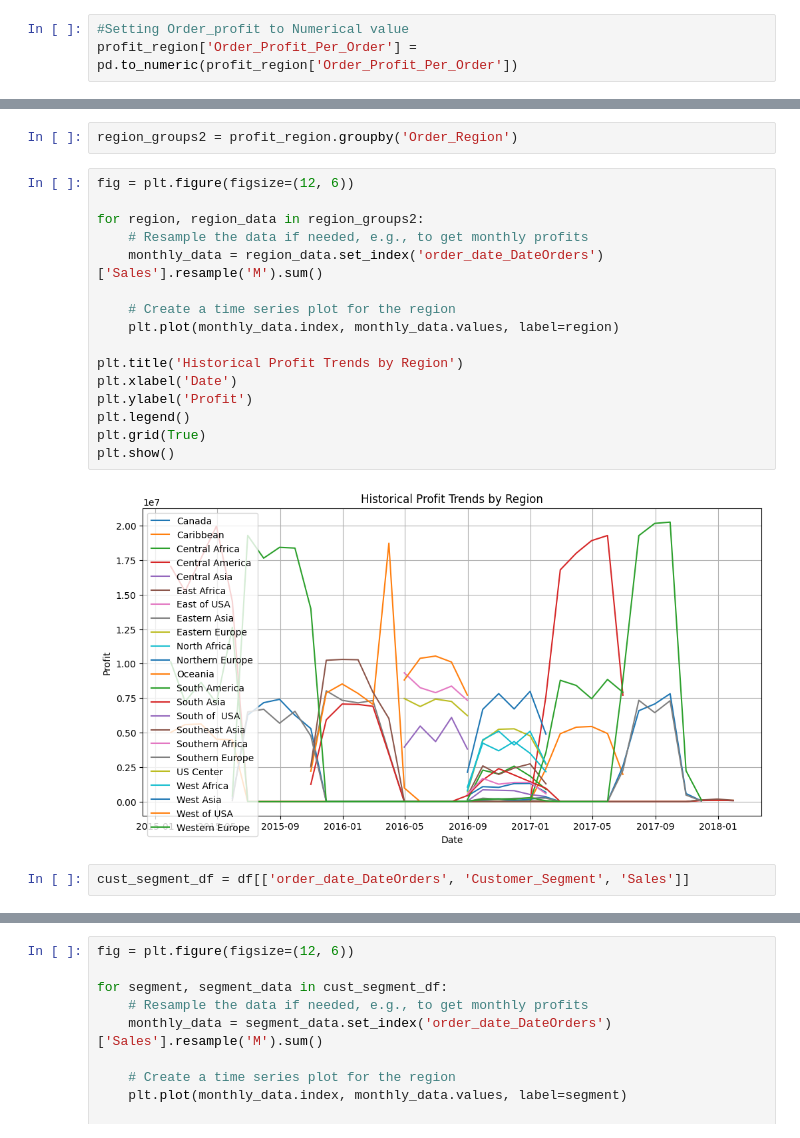
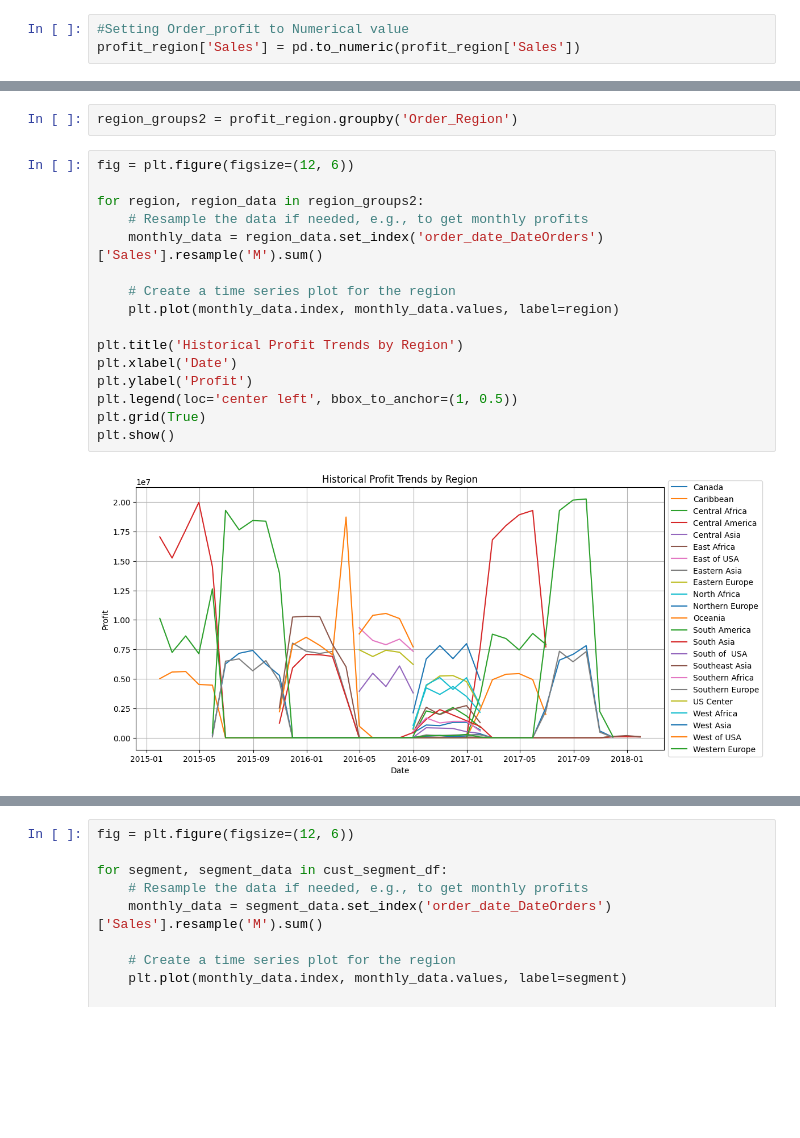
Before and after one commit to CCNY-Analytics-and-Quant/BA-F-2023-Steven-Fernandez-MD-Miah-Mohammed-Hussain, a Jupyter notebook: Final Project/python_code.ipynb, the cells around one changed output, grey strips where cells are left out. Saved outputs shown, nothing was run; the diff lists cells and outputs as text; blank space fills up the shorter version.

```diff
--- a/Final Project/python_code.ipynb
+++ b/Final Project/python_code.ipynb
@@ -370,3 +398,3 @@ profit_region = df[['order_date_DateOrders', 'Order_Region', 'Sales']]
 # %%
 #Setting Order_profit to Numerical value
-profit_region['Order_Profit_Per_Order'] = pd.to_numeric(profit_region['Order_Profit_Per_Order'])
+profit_region['Sales'] = pd.to_numeric(profit_region['Sales'])
@@ -402,20 +436,18 @@ region_groups2 = profit_region.groupby('Order_Region')
 # %%
 fig = plt.figure(figsize=(12, 6))
 
 for region, region_data in region_groups2:
     # Resample the data if needed, e.g., to get monthly profits
     monthly_data = region_data.set_index('order_date_DateOrders')['Sales'].resample('M').sum()
 
     # Create a time series plot for the region
     plt.plot(monthly_data.index, monthly_data.values, label=region)
 
 plt.title('Historical Profit Trends by Region')
 plt.xlabel('Date')
 plt.ylabel('Profit')
-plt.legend()
+plt.legend(loc='center left', bbox_to_anchor=(1, 0.5))
 plt.grid(True)
 plt.show()
 # %% [output]
-[figure, old version]
+[figure, new version]
-# %%
-cust_segment_df = df[['order_date_DateOrders', 'Customer_Segment', 'Sales']]
```
Also changed, not shown: parts of 35 cells of this notebook.
